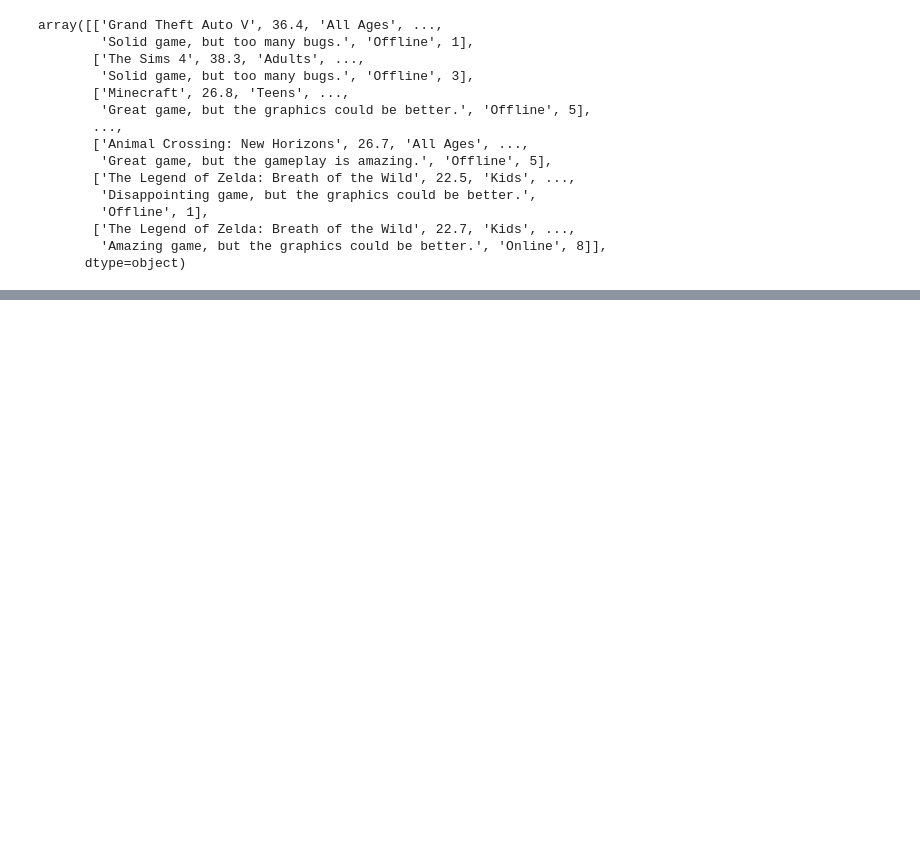
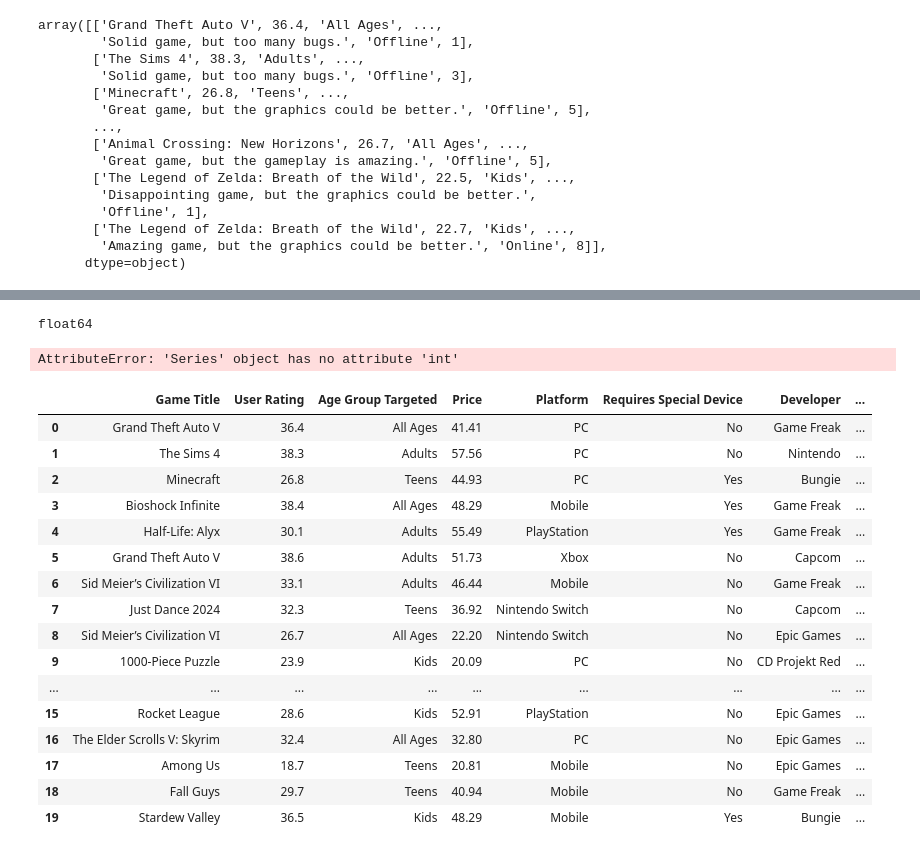
Before and after one commit to Elias-Liljefors/Analysoinnin_perusteet, a Jupyter notebook: excersize_5_pandas.ipynb, the cells around one changed output, grey strips where cells are left out. Drawn from its saved outputs; the diff is of its cells as text; code cells hidden in the pictures; blank space fills up the shorter version.

```diff
--- a/excersize_5_pandas.ipynb
+++ b/excersize_5_pandas.ipynb
@@ -84,0 +267,30 @@ array([['Grand Theft Auto V', 36.4, 'All Ages', ...,
+# %%
+print(chipo['Price'].dtype)
+# %% [output]
+float64
+# %%
+chipo['Price'] = chipo['Release Year'].int.replace('$', '').astype(String)
+# %% [output]
+AttributeError: 'Series' object has no attribute 'int'
+# %%
+
+chipo['total'] = chipo['Game Length (Hours)'] * chipo['Price']
+chipo.head(20)
+# %% [output]
+|  | Game Title | User Rating | Age Group Targeted | Price | Platform | Requires Special Device | Developer | ... |
+| 0 | Grand Theft Auto V | 36.4 | All Ages | 41.41 | PC | No | Game Freak | ... |
+| 1 | The Sims 4 | 38.3 | Adults | 57.56 | PC | No | Nintendo | ... |
+| 2 | Minecraft | 26.8 | Teens | 44.93 | PC | Yes | Bungie | ... |
+| 3 | Bioshock Infinite | 38.4 | All Ages | 48.29 | Mobile | Yes | Game Freak | ... |
+| 4 | Half-Life: Alyx | 30.1 | Adults | 55.49 | PlayStation | Yes | Game Freak | ... |
+| 5 | Grand Theft Auto V | 38.6 | Adults | 51.73 | Xbox | No | Capcom | ... |
+| 6 | Sid Meier’s Civilization VI | 33.1 | Adults | 46.44 | Mobile | No | Game Freak | ... |
+| 7 | Just Dance 2024 | 32.3 | Teens | 36.92 | Nintendo Switch | No | Capcom | ... |
+| 8 | Sid Meier’s Civilization VI | 26.7 | All Ages | 22.20 | Nintendo Switch | No | Epic Games | ... |
+| 9 | 1000-Piece Puzzle | 23.9 | Kids | 20.09 | PC | No | CD Projekt Red | ... |
+| ... | ... | ... | ... | ... | ... | ... | ... | ... |
+| 15 | Rocket League | 28.6 | Kids | 52.91 | PlayStation | No | Epic Games | ... |
+| 16 | The Elder Scrolls V: Skyrim | 32.4 | All Ages | 32.80 | PC | No | Epic Games | ... |
+| 17 | Among Us | 18.7 | Teens | 20.81 | Mobile | No | Epic Games | ... |
+| 18 | Fall Guys | 29.7 | Teens | 40.94 | Mobile | No | Game Freak | ... |
+| 19 | Stardew Valley | 36.5 | Kids | 48.29 | Mobile | Yes | Bungie | ... |
```
Also changed, not shown: parts of 13 cells of this notebook.
